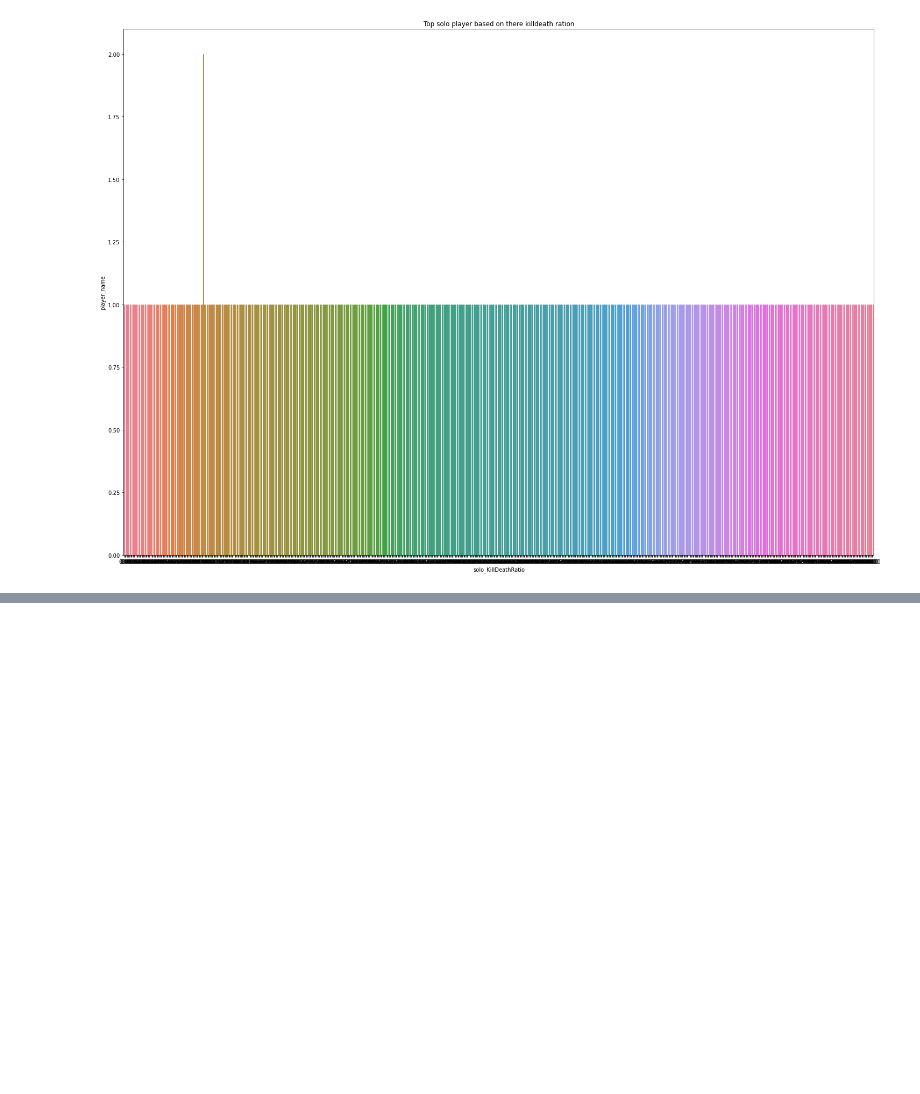
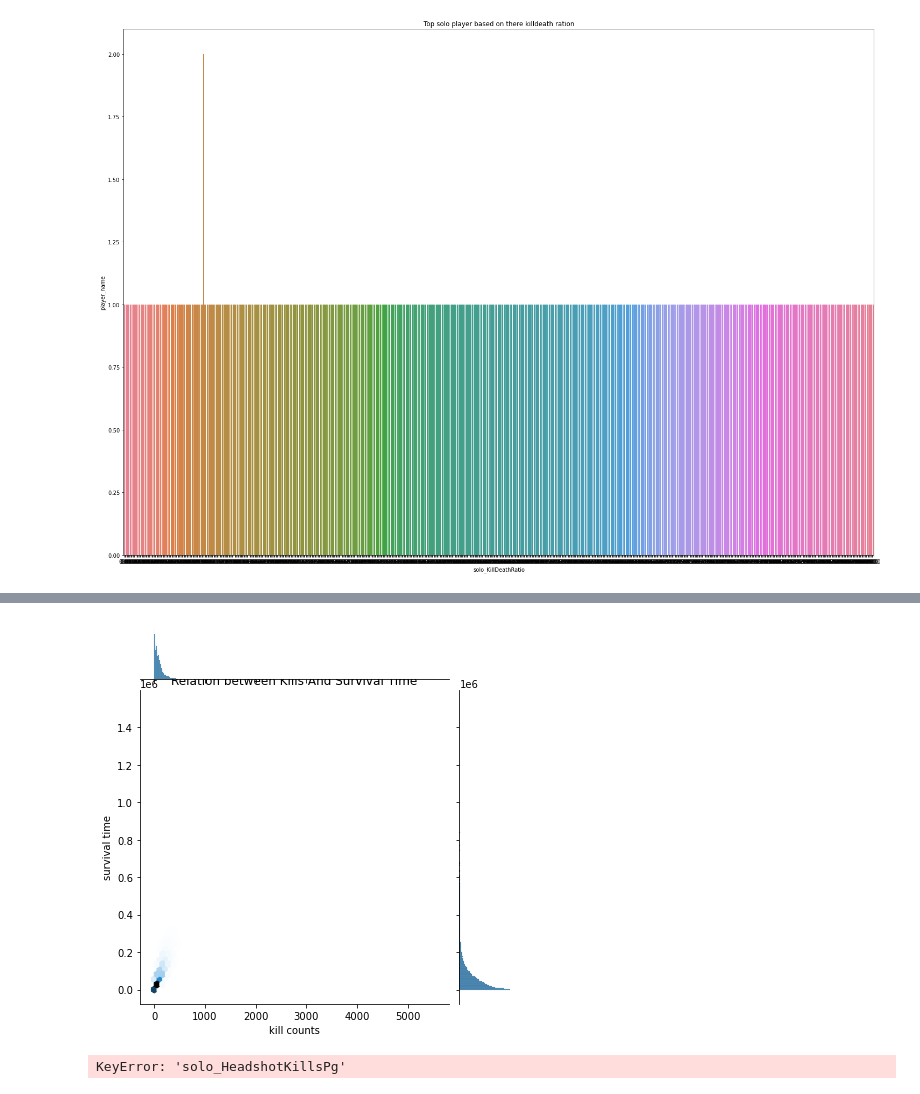
Before and after one commit to emojiworld777/pubg-hacker-detection-and-exploratory-data-analysis, a Jupyter notebook: pubg.ipynb, the cells around one changed output, grey strips where cells are left out. Cells and saved outputs as stored; diff of their text form; code cells hidden in the pictures; blank space fills up the shorter version.

```diff
--- a/pubg.ipynb
+++ b/pubg.ipynb
@@ -115,0 +139,13 @@ plt.show()
+# %%
+sns.jointplot(x= kill,y=surv_time,kind = 'hex')
+plt.xlabel('kill counts')
+plt.ylabel('survival time')
+plt.title('Relation between Kills And Survival Time')
+plt.show()
+# %% [output]
+[figure, added]
+# %%
+headshotratio = df['solo_HeadshotKillsPg']/df['solo_KIlls']
+print(heatshotratio.mean())
+# %% [output]
+KeyError: 'solo_HeadshotKillsPg'
```
Also changed, not shown: parts of 3 cells of this notebook.
